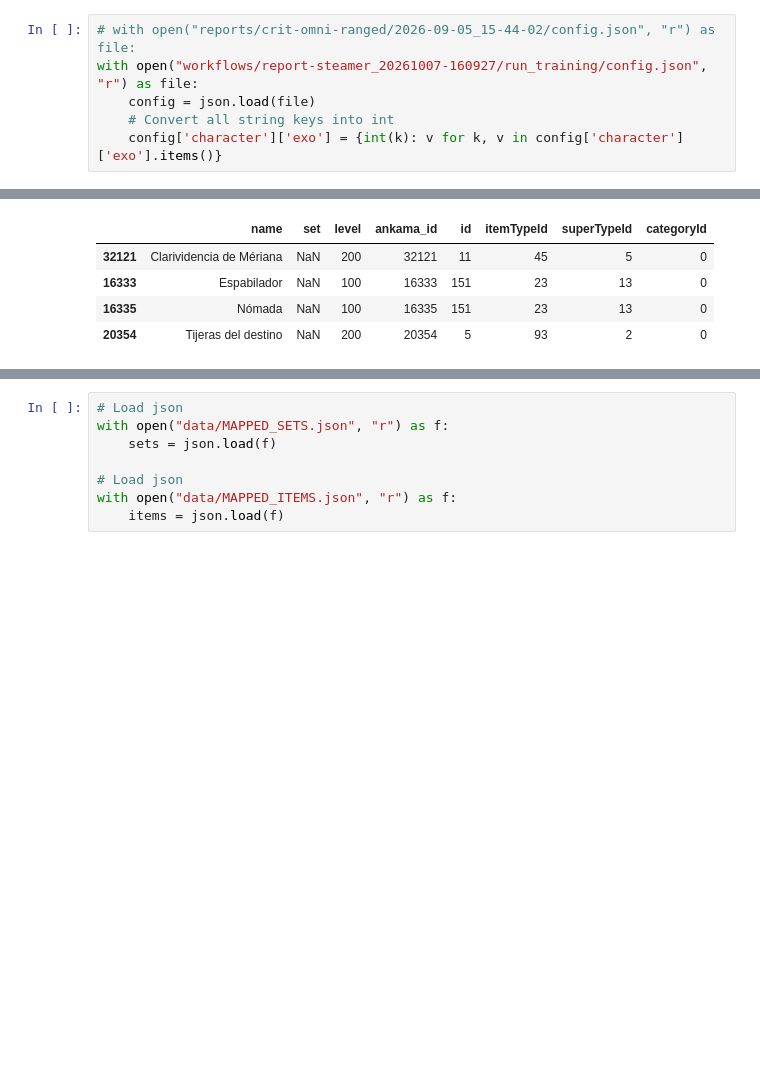
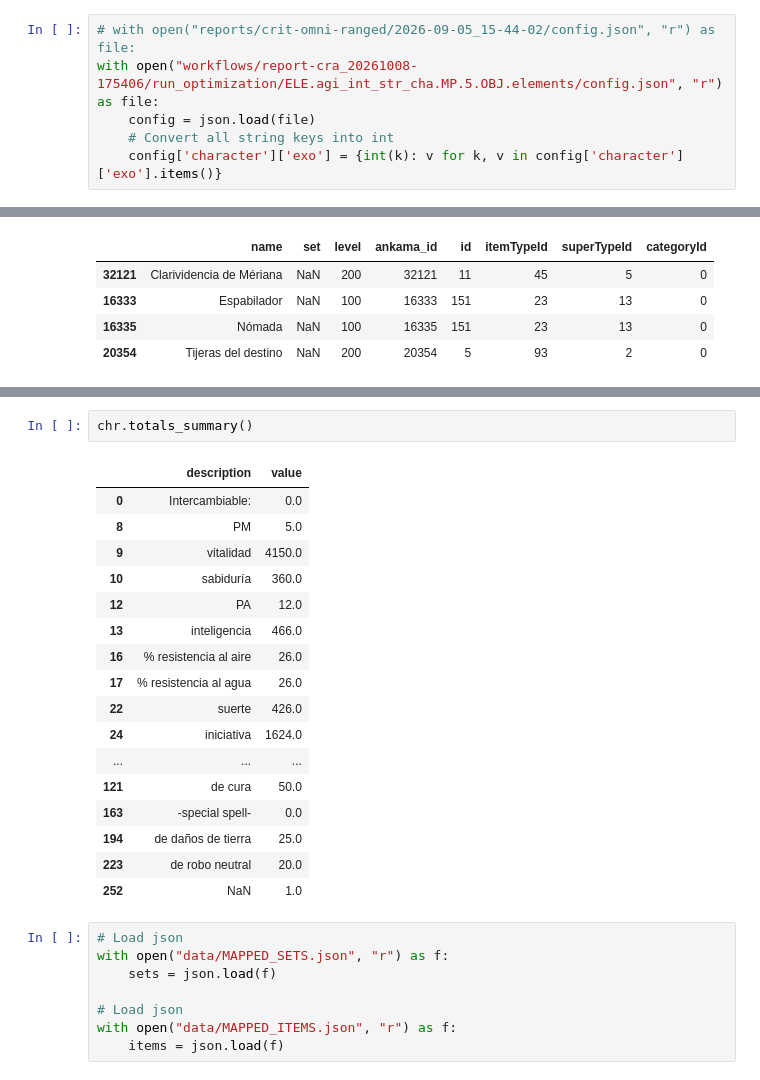
Before and after one commit to jdtibochab/dofus-set-optimizer, a Jupyter notebook: Items.ipynb, the cells around one changed output, grey strips where cells are left out. Cells and saved outputs as stored; diff of their text form; blank space fills up the shorter version.

```diff
--- a/Items.ipynb
+++ b/Items.ipynb
@@ -27,7 +27,7 @@ Items = pd.DataFrame.from_dict(dct, orient='index')
 Items.to_csv('data/ITEM_NAMES_AND_IDS.csv', index=False)
 # %%
 # with open("reports/crit-omni-ranged/2026-09-05_15-44-02/config.json", "r") as file:
-with open("workflows/report-steamer_20261007-160927/run_training/config.json", "r") as file:
+with open("workflows/report-cra_20261008-175406/run_optimization/ELE.agi_int_str_cha.MP.5.OBJ.elements/config.json", "r") as file:
     config = json.load(file)
     # Convert all string keys into int
     config['character']['exo'] = {int(k): v for k, v in config['character']['exo'].items()}
@@ -137,6 +151,26 @@ print(report)
                         13801, # Aventador mayor
                         16306, # Chaquetero mayor
                         ]
+# %%
+chr.totals_summary()
+# %% [output]
+|  | description | value |
+| 0 | Intercambiable: | 0.0 |
+| 8 | PM | 5.0 |
+| 9 | vitalidad | 4150.0 |
+| 10 | sabiduría | 360.0 |
+| 12 | PA | 12.0 |
+| 13 | inteligencia | 466.0 |
+| 16 | % resistencia al aire | 26.0 |
+| 17 | % resistencia al agua | 26.0 |
+| 22 | suerte | 426.0 |
+| 24 | iniciativa | 1624.0 |
+| ... | ... | ... |
+| 121 | de cura | 50.0 |
+| 163 | -special spell- | 0.0 |
+| 194 | de daños de tierra | 25.0 |
+| 223 | de robo neutral | 20.0 |
+| 252 | NaN | 1.0 |
 # %%
 # Load json
 with open("data/MAPPED_SETS.json", "r") as f:
```
Also changed, not shown: parts of 5 cells of this notebook, 10 other files.
